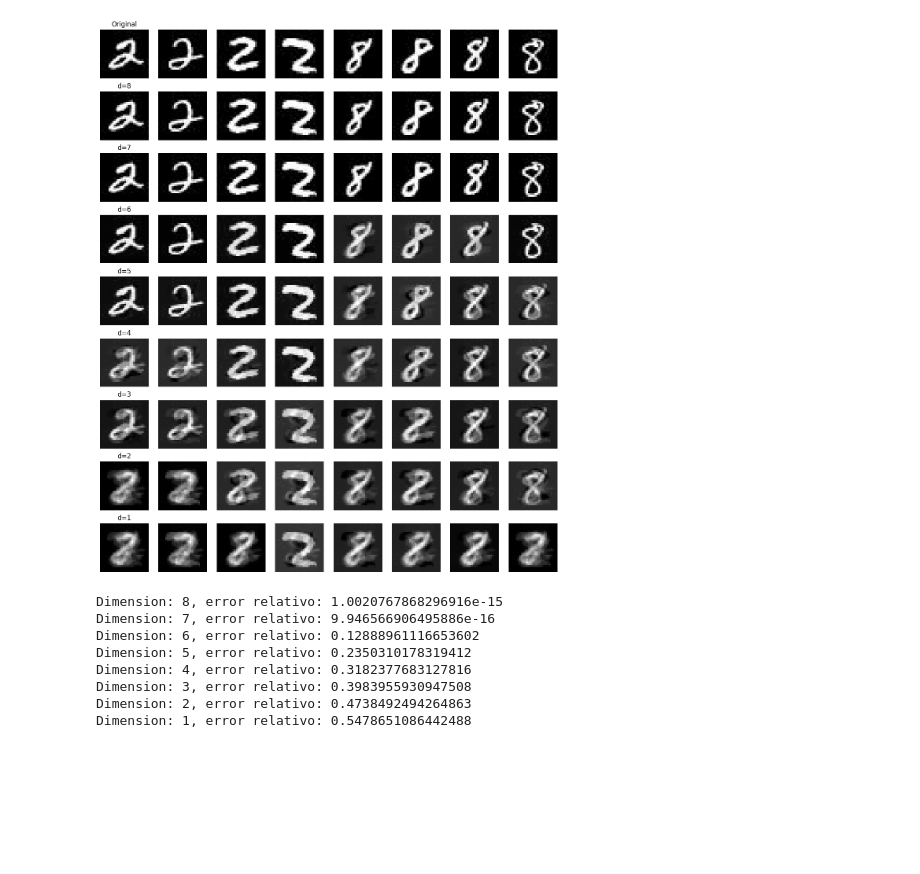
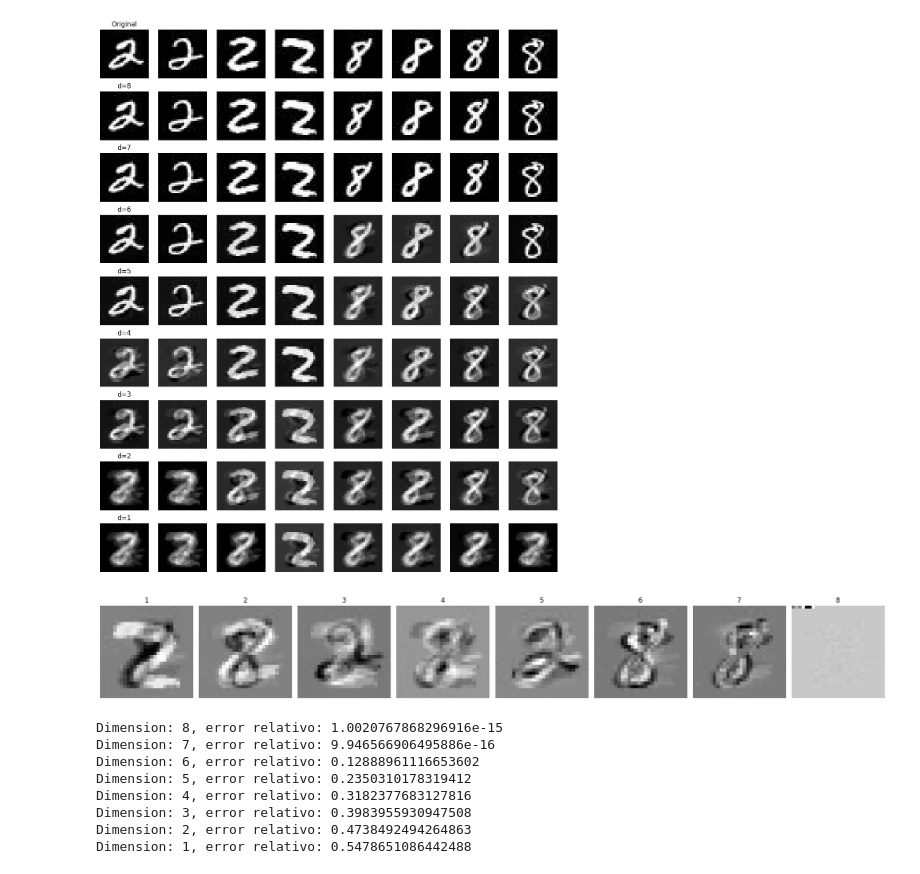
Before and after one commit to lucasU1969/tp_m-todos_2, a Jupyter notebook: punto2.ipynb, the cells around one changed output. Drawn from its saved outputs; the diff is of its cells as text; code cells hidden in the pictures; blank space fills up the shorter version.

```diff
--- a/punto2.ipynb
+++ b/punto2.ipynb
@@ -135,4 +228,11 @@ show_images_multiple_reconstructions(images_matrix_02, reconstructed_images_list
 # %% [output]
 [figure]
+# %%
+# 4 componentes principales
+_, Vt, _, _ = pca_svd(images_matrix_02, 8)
+
+show_principal_components(Vt, image_shape)
+# %% [output]
+[figure, added]
 # %%
 #Errores relativos con frobenius
```
Also changed, not shown: parts of 14 cells of this notebook.
